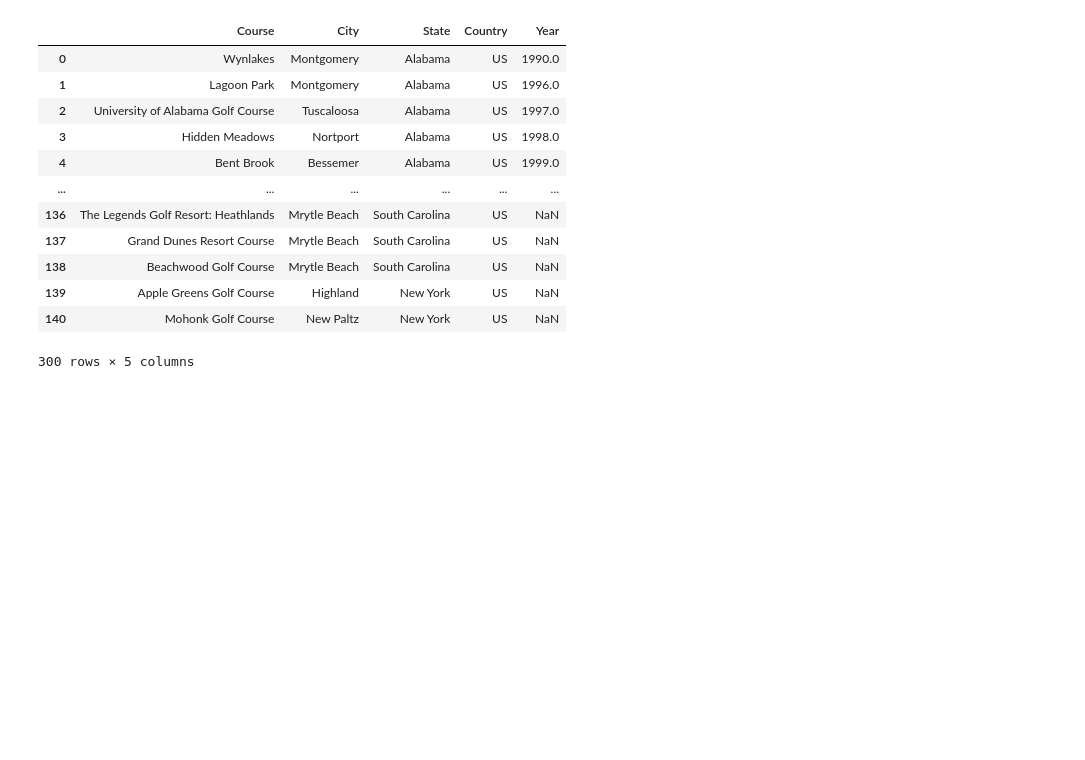
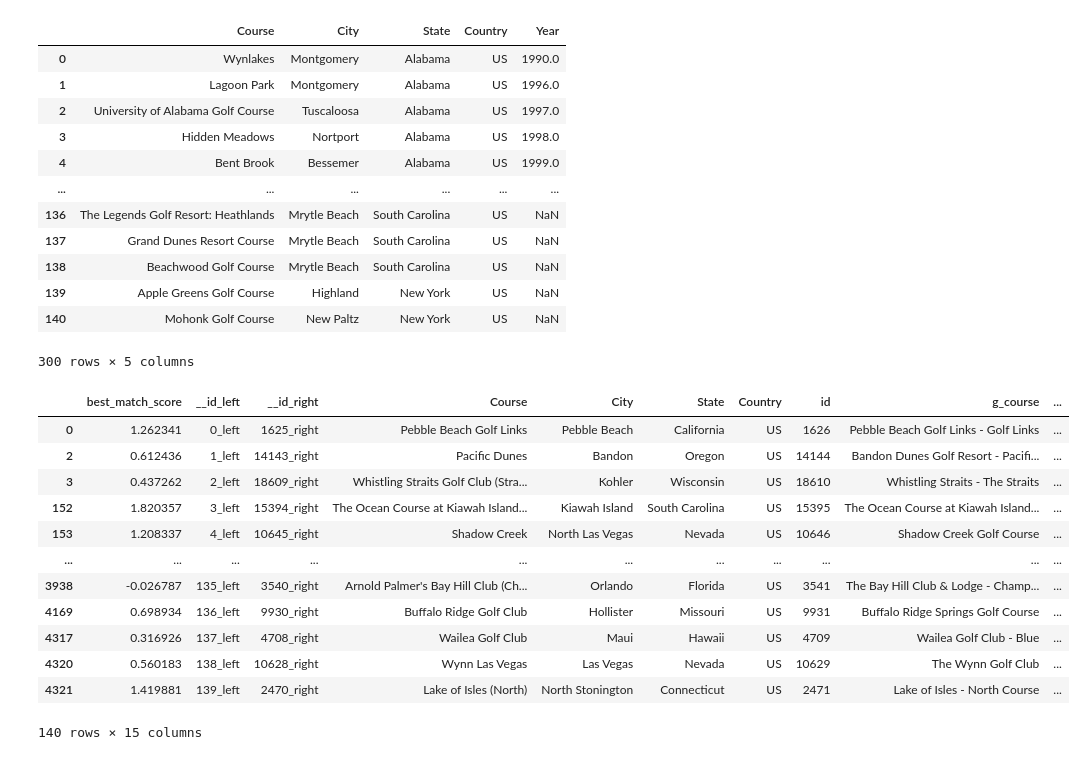
Before and after one commit to GeorgeBronner/golf_course_mapper, a Jupyter notebook: fuzzy.ipynb, the cells around one changed output. Drawn from its saved outputs; the diff is of its cells as text; code cells hidden in the pictures; blank space fills up the shorter version.

```diff
--- a/fuzzy.ipynb
+++ b/fuzzy.ipynb
@@ -169,0 +219,16 @@ fuzzy_table.to_csv("fuzzy_table.csv")
+# %%
+fuzzy_match_top100
+# %% [output]
+|  | best_match_score | __id_left | __id_right | Course | City | State | Country | id | g_course | ... |
+| 0 | 1.262341 | 0_left | 1625_right | Pebble Beach Golf Links | Pebble Beach | California | US | 1626 | Pebble Beach Golf Links - Golf Links | ... |
+| 2 | 0.612436 | 1_left | 14143_right | Pacific Dunes | Bandon | Oregon | US | 14144 | Bandon Dunes Golf Resort - Pacifi... | ... |
+| 3 | 0.437262 | 2_left | 18609_right | Whistling Straits Golf Club (Stra... | Kohler | Wisconsin | US | 18610 | Whistling Straits - The Straits | ... |
+| 152 | 1.820357 | 3_left | 15394_right | The Ocean Course at Kiawah Island... | Kiawah Island | South Carolina | US | 15395 | The Ocean Course at Kiawah Island... | ... |
+| 153 | 1.208337 | 4_left | 10645_right | Shadow Creek | North Las Vegas | Nevada | US | 10646 | Shadow Creek Golf Course | ... |
+| ... | ... | ... | ... | ... | ... | ... | ... | ... | ... | ... |
+| 3938 | -0.026787 | 135_left | 3540_right | Arnold Palmer's Bay Hill Club (Ch... | Orlando | Florida | US | 3541 | The Bay Hill Club & Lodge - Champ... | ... |
+| 4169 | 0.698934 | 136_left | 9930_right | Buffalo Ridge Golf Club | Hollister | Missouri | US | 9931 | Buffalo Ridge Springs Golf Course | ... |
+| 4317 | 0.316926 | 137_left | 4708_right | Wailea Golf Club | Maui | Hawaii | US | 4709 | Wailea Golf Club - Blue | ... |
+| 4320 | 0.560183 | 138_left | 10628_right | Wynn Las Vegas | Las Vegas | Nevada | US | 10629 | The Wynn Golf Club | ... |
+| 4321 | 1.419881 | 139_left | 2470_right | Lake of Isles (North) | North Stonington | Connecticut | US | 2471 | Lake of Isles - North Course | ... |
+140 rows × 15 columns
```
Also changed, not shown: parts of 2 cells of this notebook, 7 other files.
